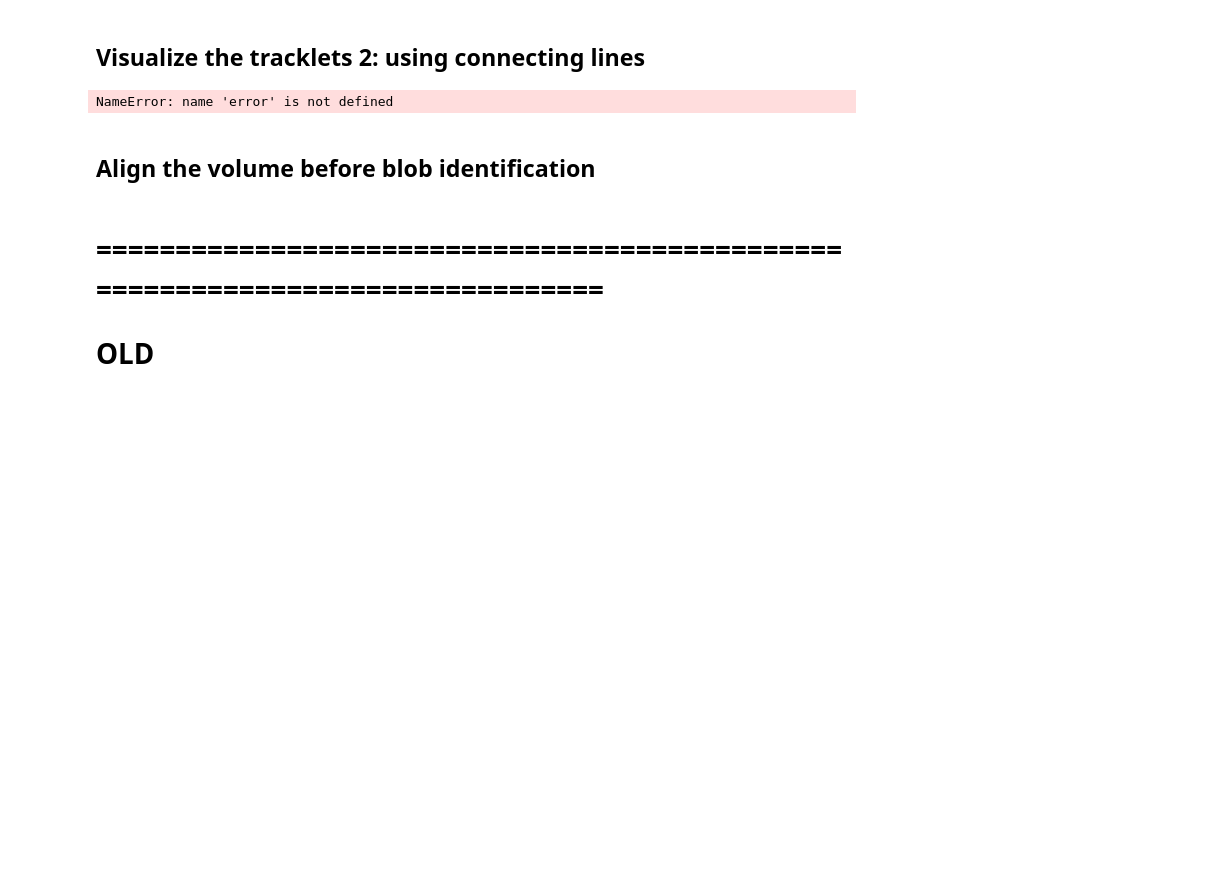
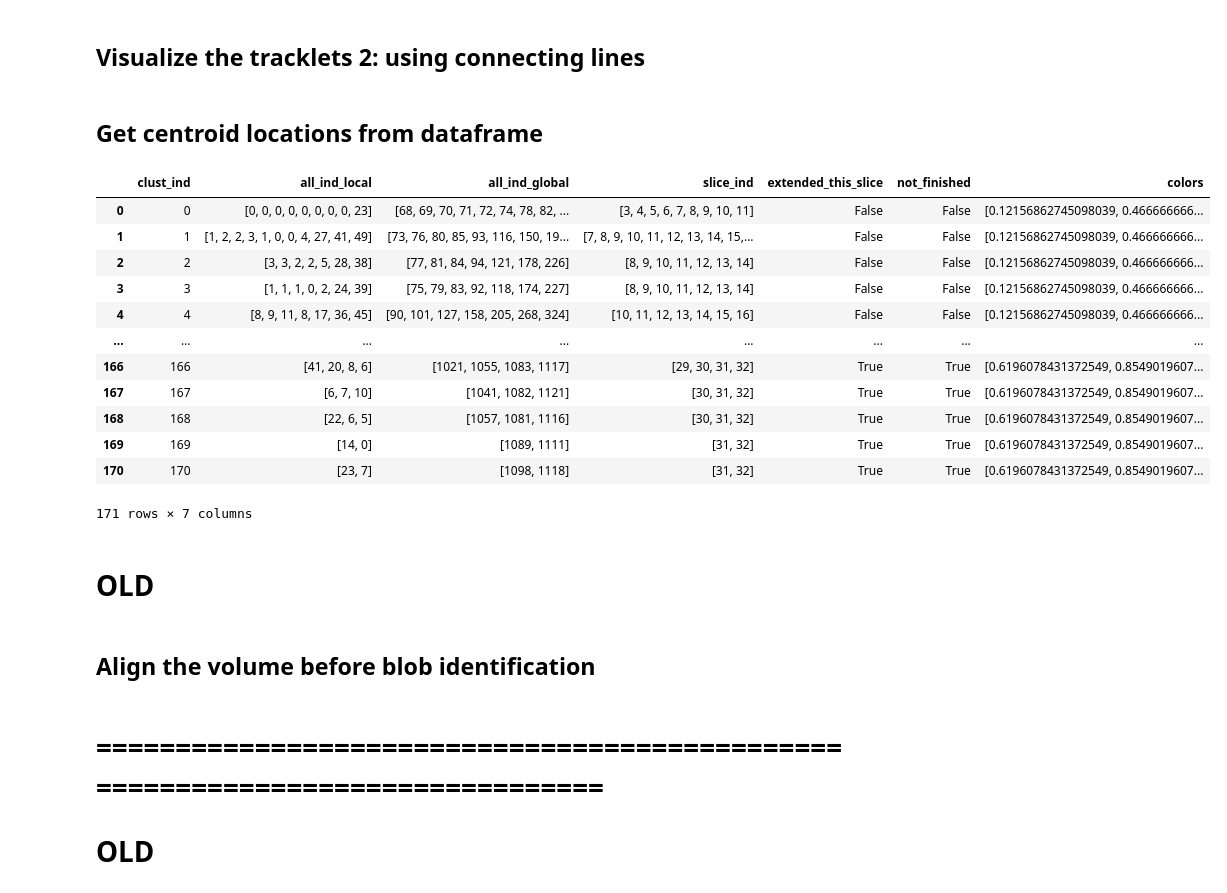
Before and after one commit to ch9nuk9/wbfm, a Jupyter notebook: example-feature-workflow/feature_alignment/Segmentation_tests.ipynb, the cells around one changed output. Drawn from its saved outputs; the diff is of its cells as text; code cells hidden in the pictures; blank space fills up the shorter version.

```diff
--- a/example-feature-workflow/feature_alignment/Segmentation_tests.ipynb
+++ b/example-feature-workflow/feature_alignment/Segmentation_tests.ipynb
@@ -148,10 +118,6 @@ from DLC_for_WBFM.utils.feature_detection.visualization_tracks import *
 # %%
 all_matches = [np.array(icp.correspondence_set) for icp in all_icp]
 all_pc = copy.copy(all_keypoints_pcs)
-# %%
-error
-# %% [output]
-NameError: name 'error' is not defined
 # %%
 visualize_tracks_multiple_matches(all_pc, all_matches)
 # %%
@@ -161,3 +125,23 @@ line = build_line_set_from_matches(all_pc[0], all_pc[1], all_matches[0])
+# %% [markdown]
+## Get centroid locations from dataframe
+# %%
+centroids = clust_df[]
+# %% [output]
+|  | clust_ind | all_ind_local | all_ind_global | slice_ind | extended_this_slice | not_finished | colors |
+| 0 | 0 | [0, 0, 0, 0, 0, 0, 0, 0, 23] | [68, 69, 70, 71, 72, 74, 78, 82, ... | [3, 4, 5, 6, 7, 8, 9, 10, 11] | False | False | [0.12156862745098039, 0.466666666... |
+| 1 | 1 | [1, 2, 2, 3, 1, 0, 0, 4, 27, 41, 49] | [73, 76, 80, 85, 93, 116, 150, 19... | [7, 8, 9, 10, 11, 12, 13, 14, 15,... | False | False | [0.12156862745098039, 0.466666666... |
+| 2 | 2 | [3, 3, 2, 2, 5, 28, 38] | [77, 81, 84, 94, 121, 178, 226] | [8, 9, 10, 11, 12, 13, 14] | False | False | [0.12156862745098039, 0.466666666... |
+| 3 | 3 | [1, 1, 1, 0, 2, 24, 39] | [75, 79, 83, 92, 118, 174, 227] | [8, 9, 10, 11, 12, 13, 14] | False | False | [0.12156862745098039, 0.466666666... |
+| 4 | 4 | [8, 9, 11, 8, 17, 36, 45] | [90, 101, 127, 158, 205, 268, 324] | [10, 11, 12, 13, 14, 15, 16] | False | False | [0.12156862745098039, 0.466666666... |
+| ... | ... | ... | ... | ... | ... | ... | ... |
+| 166 | 166 | [41, 20, 8, 6] | [1021, 1055, 1083, 1117] | [29, 30, 31, 32] | True | True | [0.6196078431372549, 0.8549019607... |
+| 167 | 167 | [6, 7, 10] | [1041, 1082, 1121] | [30, 31, 32] | True | True | [0.6196078431372549, 0.8549019607... |
+| 168 | 168 | [22, 6, 5] | [1057, 1081, 1116] | [30, 31, 32] | True | True | [0.6196078431372549, 0.8549019607... |
+| 169 | 169 | [14, 0] | [1089, 1111] | [31, 32] | True | True | [0.6196078431372549, 0.8549019607... |
+| 170 | 170 | [23, 7] | [1098, 1118] | [31, 32] | True | True | [0.6196078431372549, 0.8549019607... |
+171 rows × 7 columns
+# %% [markdown]
+# OLD
 # %% [markdown]
 ## Align the volume before blob identification
 # %%
```
Also changed, not shown: parts of 4 cells of this notebook, 1 other file.
